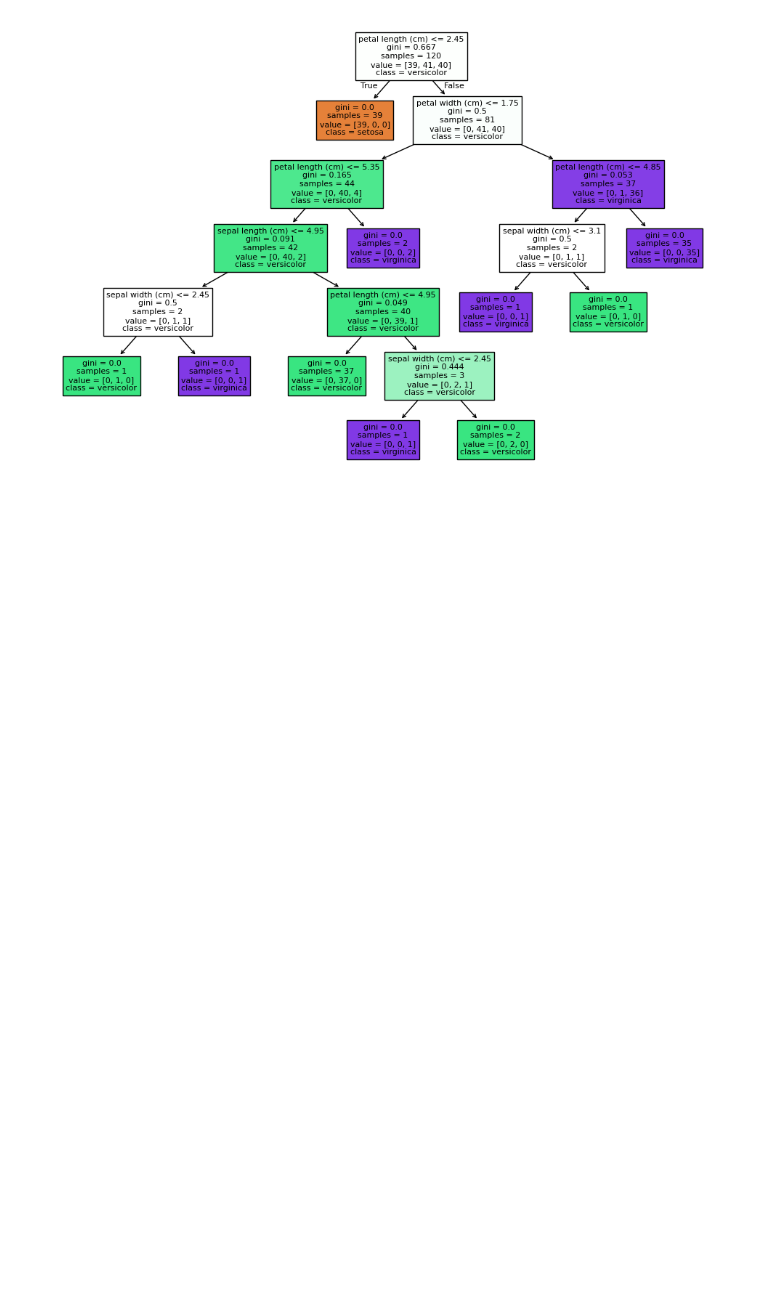
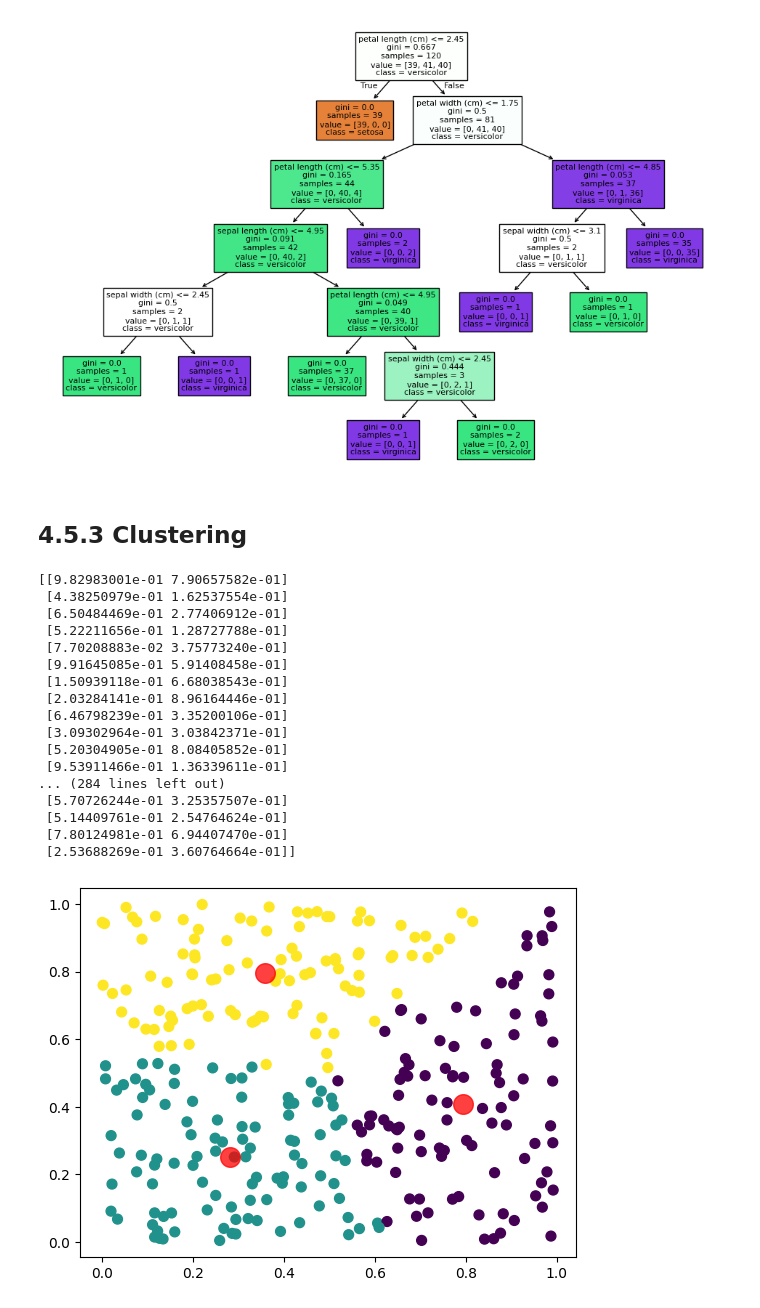
Before and after one commit to JFelixSB/Masters_Big_Data_Data_Analytics, a Jupyter notebook: module4.ipynb, the cells around one changed output. Cells and saved outputs as stored; diff of their text form; code cells hidden in the pictures; blank space fills up the shorter version.

```diff
--- a/module4.ipynb
+++ b/module4.ipynb
@@ -378,3 +378,43 @@ plot_tree(clf, feature_names=data.feature_names, class_names=data.target_names,
 plt.show()
 # %% [output]
 [figure]
+# %% [markdown]
+## 4.5.3 Clustering
+# %%
+from sklearn.cluster import KMeans
+import numpy as np
+import matplotlib.pyplot as plt
+
+# Generar datos aleatorios
+data = np.random.rand(300, 2)
+print(data)
+
+# Utilizar el algoritmo K-Means
+kmeans = KMeans(n_clusters=3)
+kmeans.fit(data)
+labels = kmeans.predict(data)
+centroids = kmeans.cluster_centers_
+
+# Visualizar los resultados
+plt.scatter(data[:, 0], data[:, 1], c=labels, s=50, cmap='viridis')
+plt.scatter(centroids[:, 0], centroids[:, 1], c='red', s=200, alpha=0.75)
+plt.show()
+# %% [output]
+[[9.82983001e-01 7.90657582e-01]
+ [4.38250979e-01 1.62537554e-01]
+ [6.50484469e-01 2.77406912e-01]
+ [5.22211656e-01 1.28727788e-01]
+ [7.70208883e-02 3.75773240e-01]
+ [9.91645085e-01 5.91408458e-01]
+ [1.50939118e-01 6.68038543e-01]
+ [2.03284141e-01 8.96164446e-01]
+ [6.46798239e-01 3.35200106e-01]
+ [3.09302964e-01 3.03842371e-01]
+ [5.20304905e-01 8.08405852e-01]
+ [9.53911466e-01 1.36339611e-01]
+... (284 lines left out)
+ [5.70726244e-01 3.25357507e-01]
+ [5.14409761e-01 2.54764624e-01]
+ [7.80124981e-01 6.94407470e-01]
+ [2.53688269e-01 3.60764664e-01]]
+[figure, added]
```
Also changed, not shown: parts of 1 cell of this notebook.
